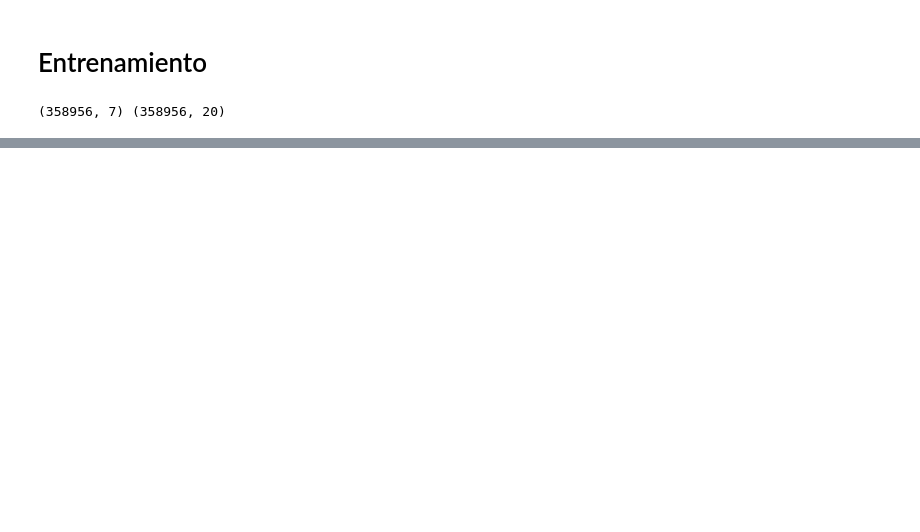
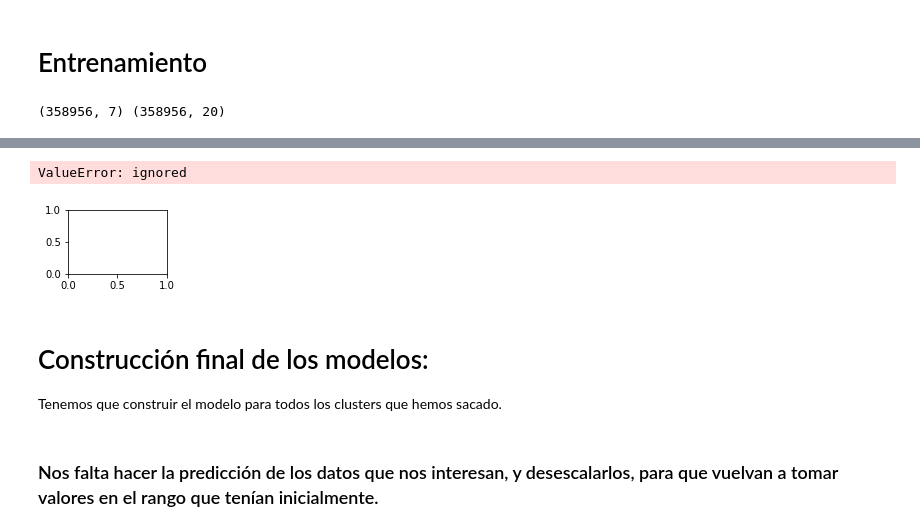
Before and after one commit to Qaraqororum/datatlon_cajamar, a Jupyter notebook: script predicción.ipynb, the cells around one changed output, grey strips where cells are left out. Cells and saved outputs as stored; diff of their text form; code cells hidden in the pictures; blank space fills up the shorter version.

```diff
--- a/script predicción.ipynb
+++ b/script predicción.ipynb
@@ -294,0 +444,9 @@ def predict_norm(model,datos):
+# %%
+#las predicciones
+m=1
+for m in range(9):
+  plt.subplot(3,3,m+1)
+  y_pred=model.predict(x_test[m][np.newaxis,...])
+  plt.plot(y_pred[0],"--")
+  plt.plot(y_test[m])
+# %% [output]
@@ -294,0 +454,2 @@ def predict_norm(model,datos):
+ValueError: ignored
+[figure, added]
@@ -294,0 +464,4 @@ def predict_norm(model,datos):
+# %% [markdown]
+# Construcción final de los modelos:
+
+ Tenemos que construir el modelo para todos los clusters que hemos sacado.
@@ -294,0 +541,2 @@ def predict_norm(model,datos):
+# %% [markdown]
+### Nos falta hacer la predicción de los datos que nos interesan, y desescalarlos, para que vuelvan a tomar valores en el rango que tenían inicialmente.
```
Also changed, not shown: parts of 29 cells of this notebook.
